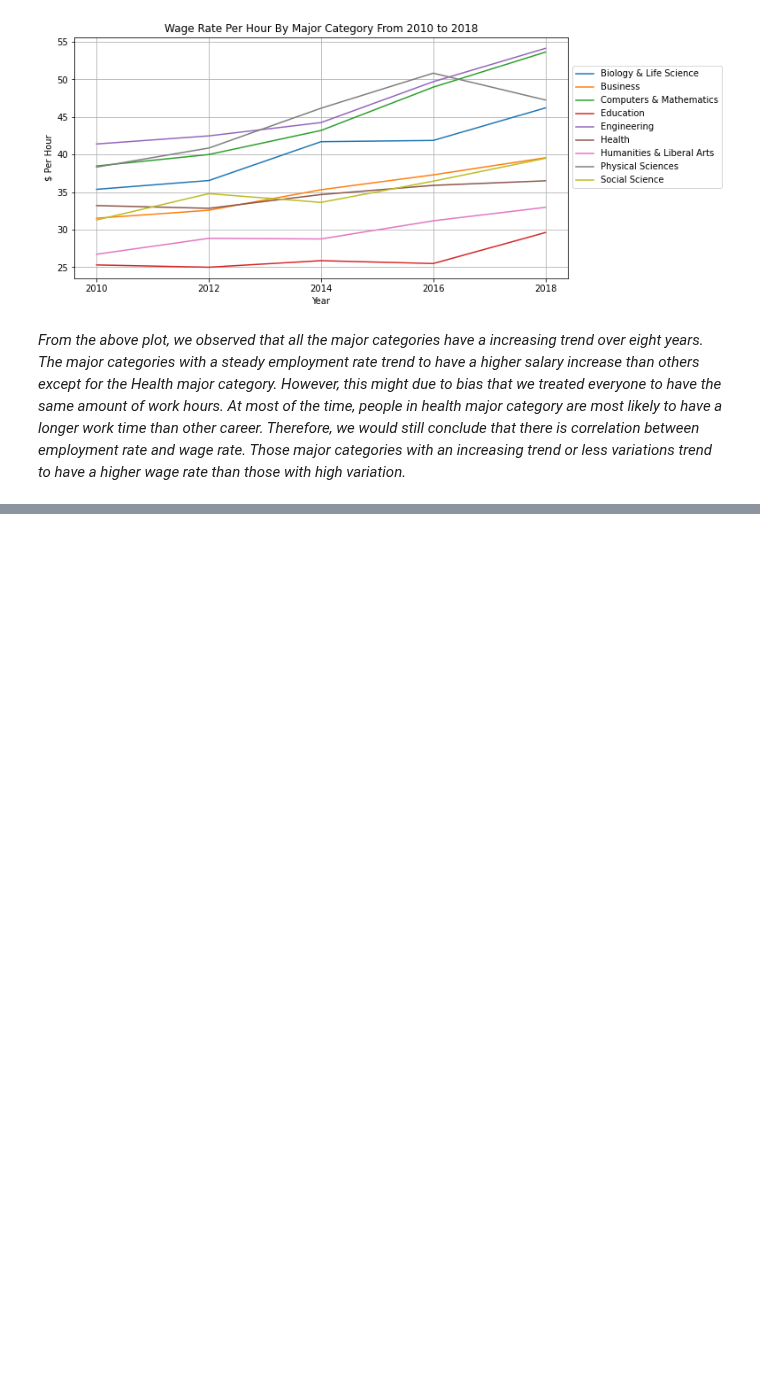
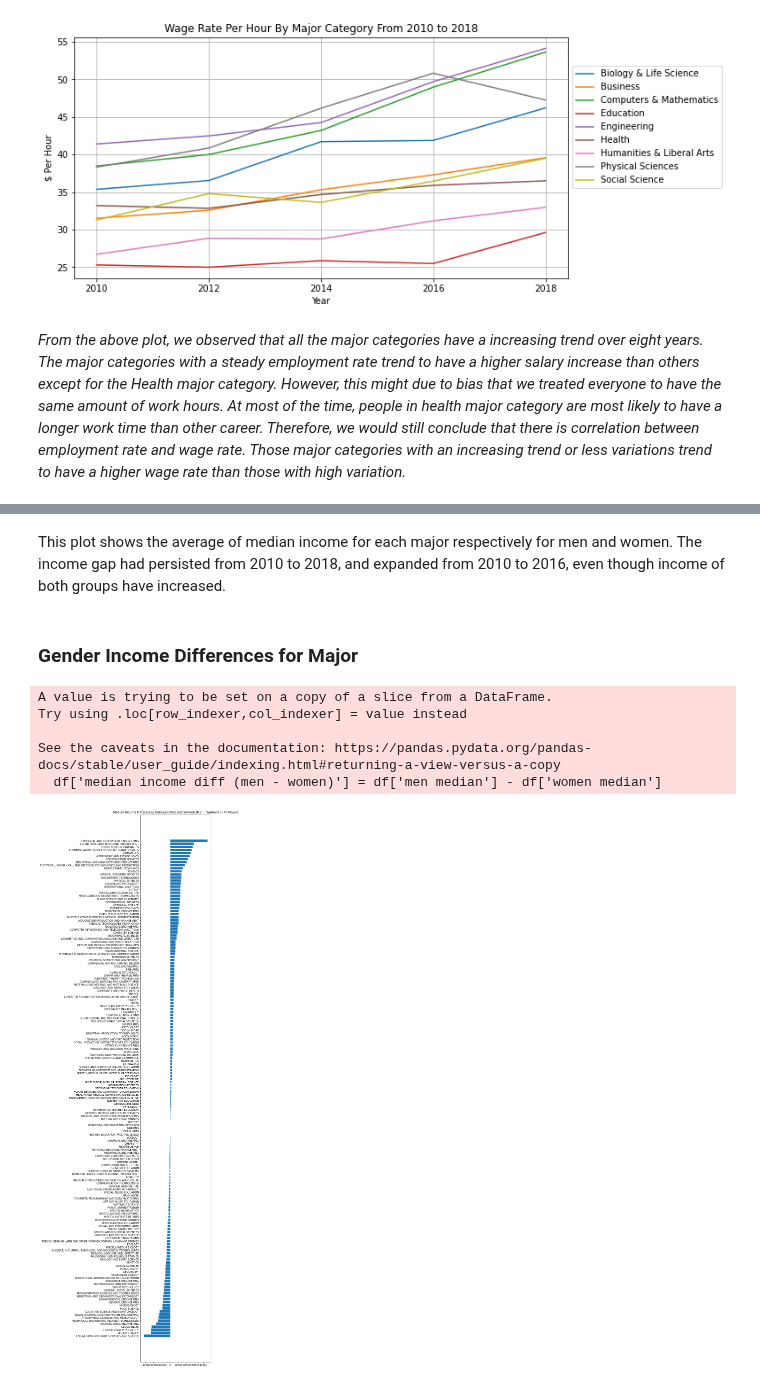
Before and after one commit to UCB-stat-159-s22/hw07-Group21, a Jupyter notebook: main.ipynb, the cells around one changed output, grey strips where cells are left out. Cells and saved outputs as stored; diff of their text form; code cells hidden in the pictures; blank space fills up the shorter version.

```diff
--- a/main.ipynb
+++ b/main.ipynb
@@ -50,0 +88,19 @@ _From the above plot, we observed that all the major categories have a increasin
+# %% [markdown]
+This plot shows the average of median income for each major respectively for men and women. The income gap had persisted from 2010 to 2018, and expanded from 2010 to 2016, even though income of both groups have increased.
+# %% [markdown]
+### Gender Income Differences for Major
+# %%
+# Calculate how median income of each major of men exceed that of women of each year.
+
+for df in recent_grads:
+    df['median income diff (men - women)'] = df['men median'] - df['women median']
+# %% [output]
+A value is trying to be set on a copy of a slice from a DataFrame.
+Try using .loc[row_indexer,col_indexer] = value instead
+
+See the caveats in the documentation: https://pandas.pydata.org/pandas-docs/stable/user_guide/indexing.html#returning-a-view-versus-a-copy
+  df['median income diff (men - women)'] = df['men median'] - df['women median']
+# %%
+gt.plot_gender_income_diff(2014, recent_grads);
+# %% [output]
+[figure, added]
```
Also changed, not shown: parts of 24 cells of this notebook.
